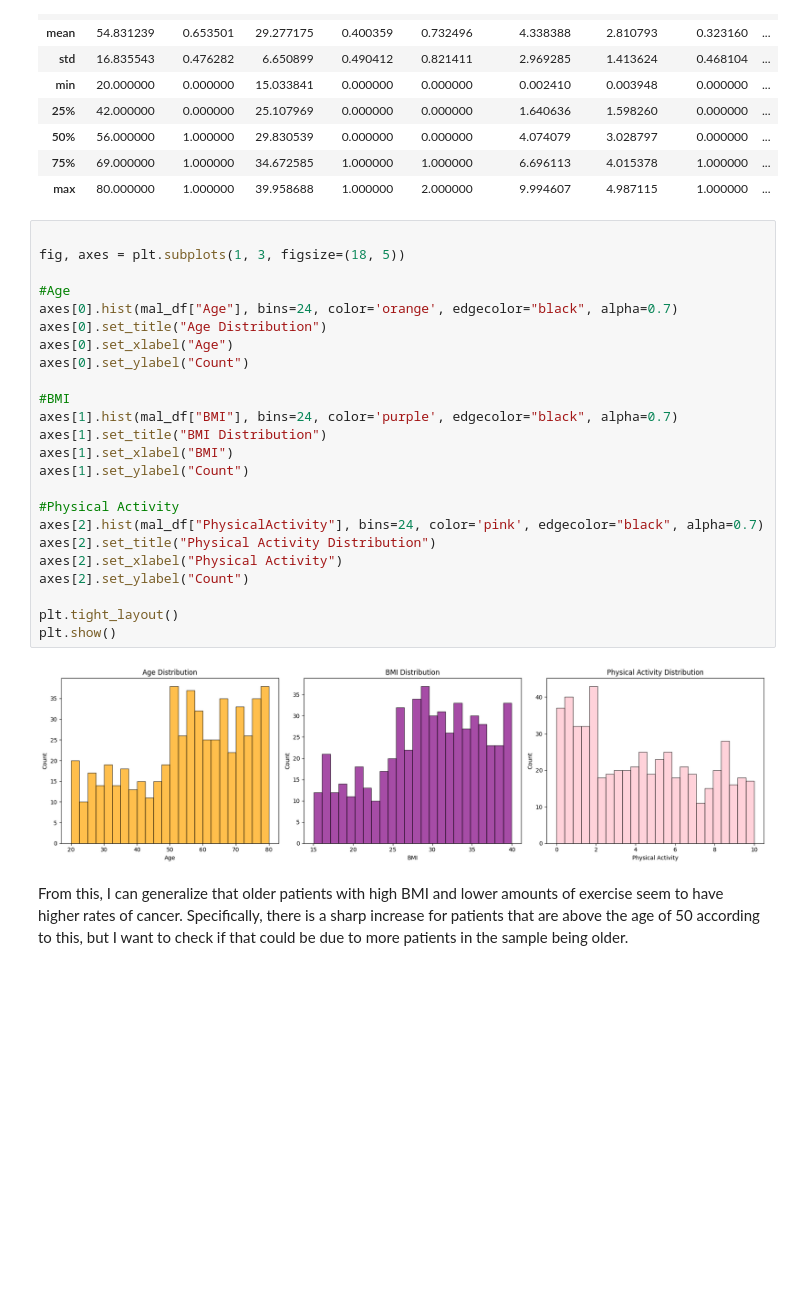
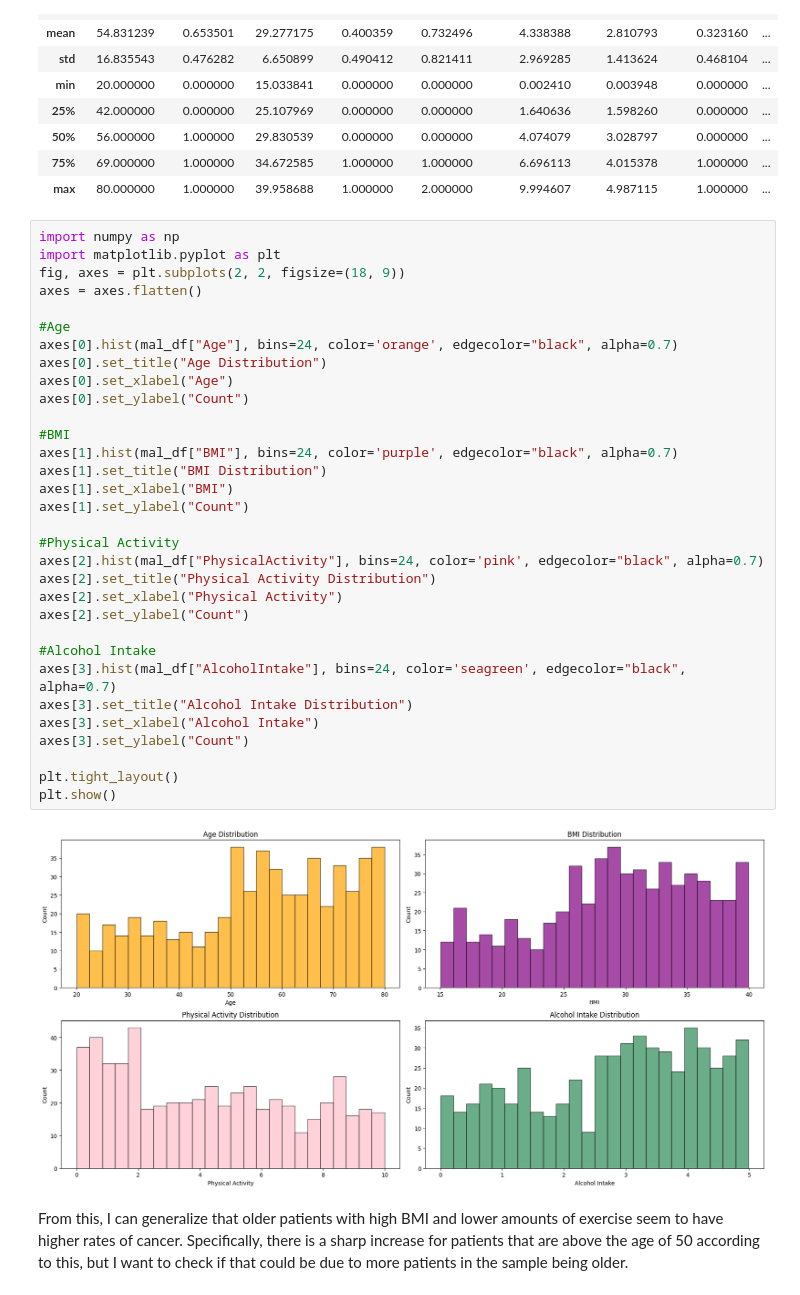
Before and after one commit to 036panda/Healthcare-Projects, a Jupyter notebook: cancerprediction.ipynb, the cells around one changed output. Drawn from its saved outputs; the diff is of its cells as text; blank space fills up the shorter version.

```diff
--- a/cancerprediction.ipynb
+++ b/cancerprediction.ipynb
@@ -147,31 +145,39 @@ mal_df.describe()
 | 75% | 69.000000 | 1.000000 | 34.672585 | 1.000000 | 1.000000 | 6.696113 | 4.015378 | 1.000000 | ... |
 | max | 80.000000 | 1.000000 | 39.958688 | 1.000000 | 2.000000 | 9.994607 | 4.987115 | 1.000000 | ... |
 # %%
-
-fig, axes = plt.subplots(1, 3, figsize=(18, 5))
+import numpy as np
+import matplotlib.pyplot as plt
+fig, axes = plt.subplots(2, 2, figsize=(18, 9))
+axes = axes.flatten()
 
 #Age
 axes[0].hist(mal_df["Age"], bins=24, color='orange', edgecolor="black", alpha=0.7)
 axes[0].set_title("Age Distribution")
 axes[0].set_xlabel("Age")
 axes[0].set_ylabel("Count")
 
 #BMI
 axes[1].hist(mal_df["BMI"], bins=24, color='purple', edgecolor="black", alpha=0.7)
 axes[1].set_title("BMI Distribution")
 axes[1].set_xlabel("BMI")
 axes[1].set_ylabel("Count")
 
 #Physical Activity
 axes[2].hist(mal_df["PhysicalActivity"], bins=24, color='pink', edgecolor="black", alpha=0.7)
 axes[2].set_title("Physical Activity Distribution")
 axes[2].set_xlabel("Physical Activity")
 axes[2].set_ylabel("Count")
 
+#Alcohol Intake
+axes[3].hist(mal_df["AlcoholIntake"], bins=24, color='seagreen', edgecolor="black", alpha=0.7)
+axes[3].set_title("Alcohol Intake Distribution")
+axes[3].set_xlabel("Alcohol Intake")
+axes[3].set_ylabel("Count")
+
 plt.tight_layout()
 plt.show()
 # %% [output]
-[figure, old version]
+[figure, new version]
 # %% [markdown]
 From this, I can generalize that older patients with high BMI and lower amounts of exercise seem to have higher rates of cancer. Specifically, there is a sharp increase for patients that are above the age of 50 according to this, but I want to check if that could be due to more patients in the sample being older.
 # %%
```
Also changed, not shown: parts of 47 cells of this notebook.
